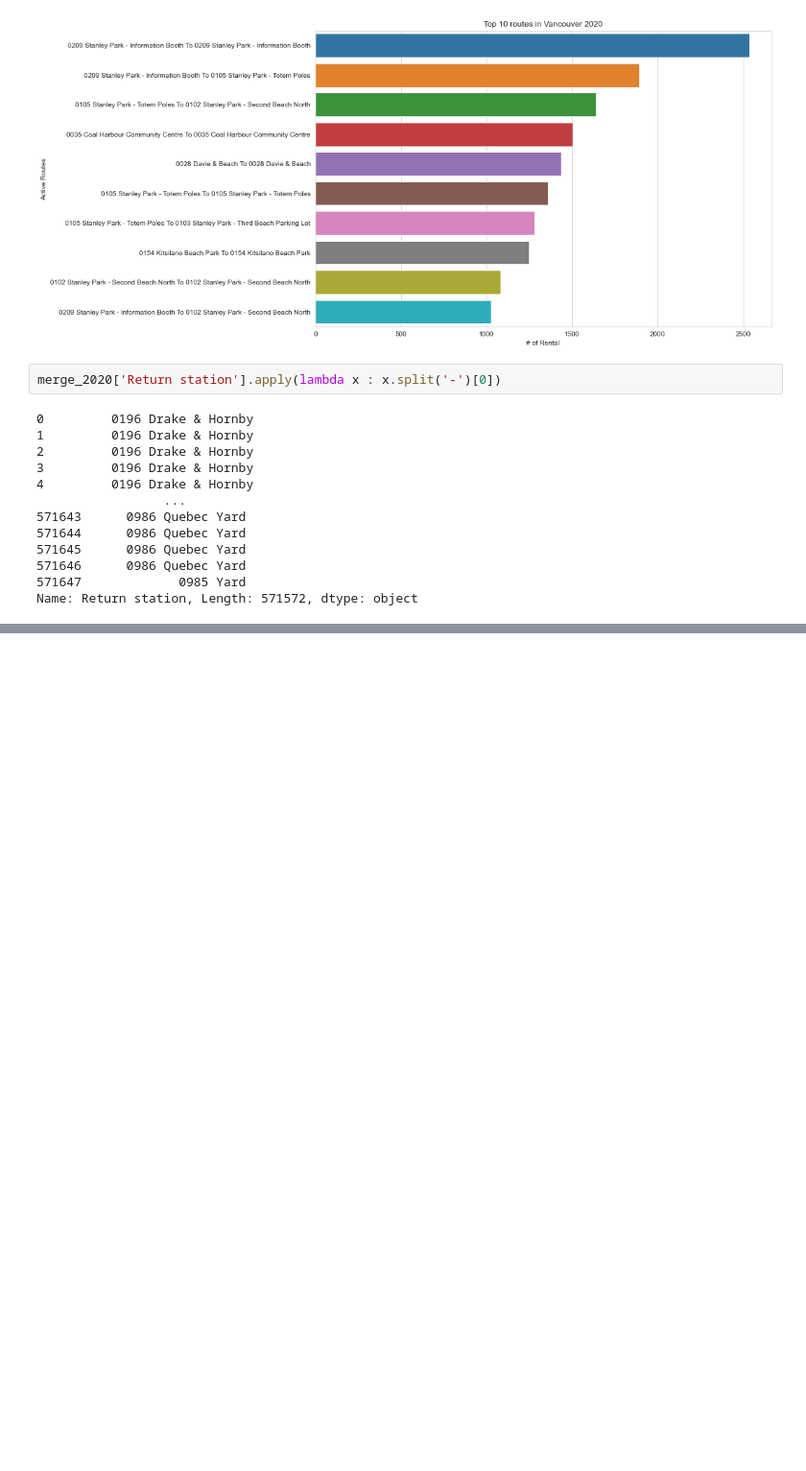
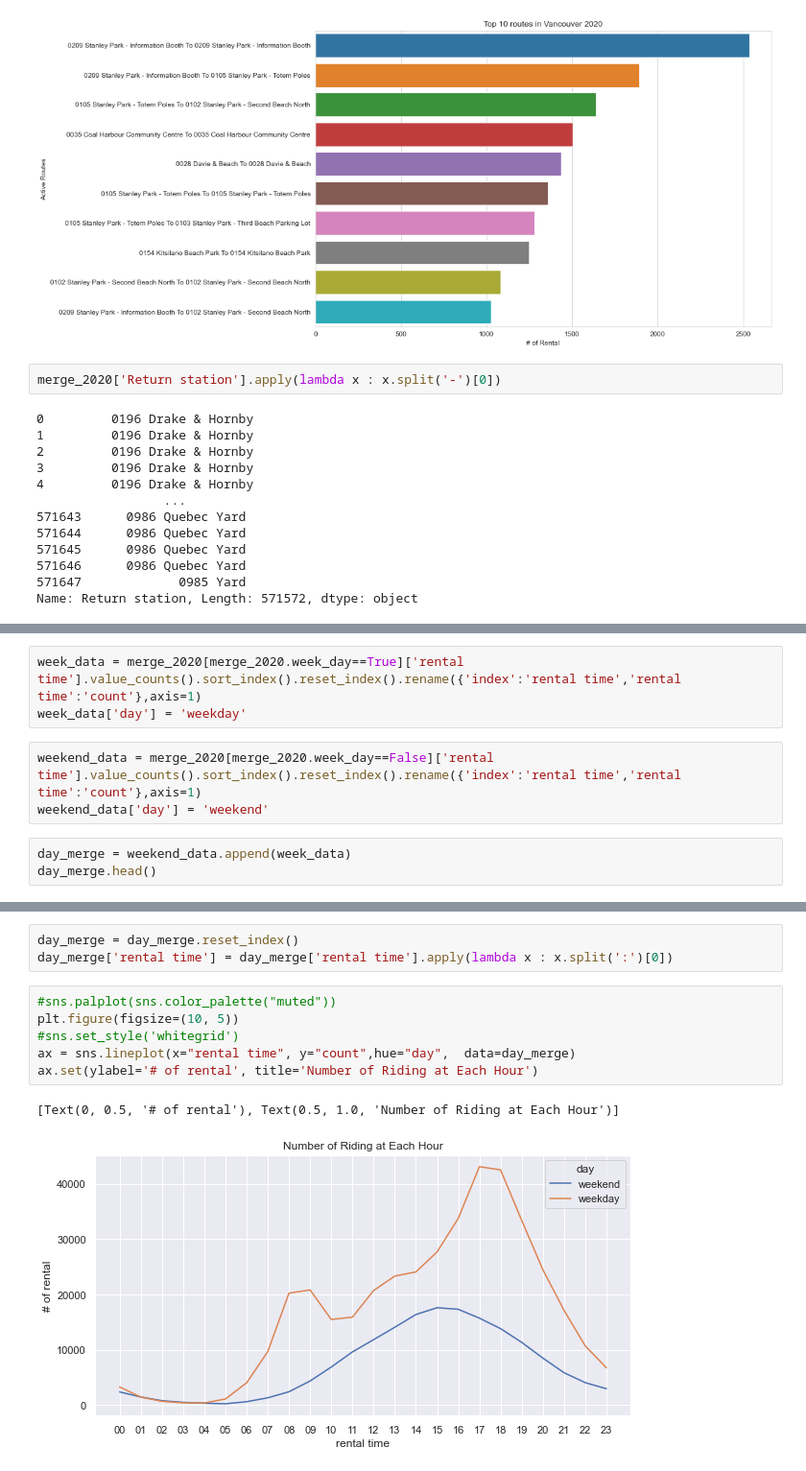
Before and after one commit to jefwang9/733_Final_Project, a Jupyter notebook: src/data_analysis_2020.ipynb, the cells around one changed output, grey strips where cells are left out. Shown at 96% size. Drawn from its saved outputs; the diff is of its cells as text; blank space fills up the shorter version.

Commit message:
add analysis of weekdays

```diff
--- a/src/data_analysis_2020.ipynb
+++ b/src/data_analysis_2020.ipynb
@@ -158,0 +200,9 @@ plt.show()
+# %%
+week_data = merge_2020[merge_2020.week_day==True]['rental time'].value_counts().sort_index().reset_index().rename({'index':'rental time','rental time':'count'},axis=1)
+week_data['day'] = 'weekday'
+# %%
+weekend_data = merge_2020[merge_2020.week_day==False]['rental time'].value_counts().sort_index().reset_index().rename({'index':'rental time','rental time':'count'},axis=1)
+weekend_data['day'] = 'weekend'
+# %%
+day_merge = weekend_data.append(week_data)
+day_merge.head()
@@ -158,0 +216,12 @@ plt.show()
+# %%
+day_merge = day_merge.reset_index()
+day_merge['rental time'] = day_merge['rental time'].apply(lambda x : x.split(':')[0])
+# %%
+#sns.palplot(sns.color_palette("muted"))
+plt.figure(figsize=(10, 5))
+#sns.set_style('whitegrid')
+ax = sns.lineplot(x="rental time", y="count",hue="day",  data=day_merge)
+ax.set(ylabel='# of rental', title='Number of Riding at Each Hour')
+# %% [output]
+[Text(0, 0.5, '# of rental'), Text(0.5, 1.0, 'Number of Riding at Each Hour')]
+[figure, added]
```
Also changed, not shown: parts of 12 cells of this notebook, 1 other file.
